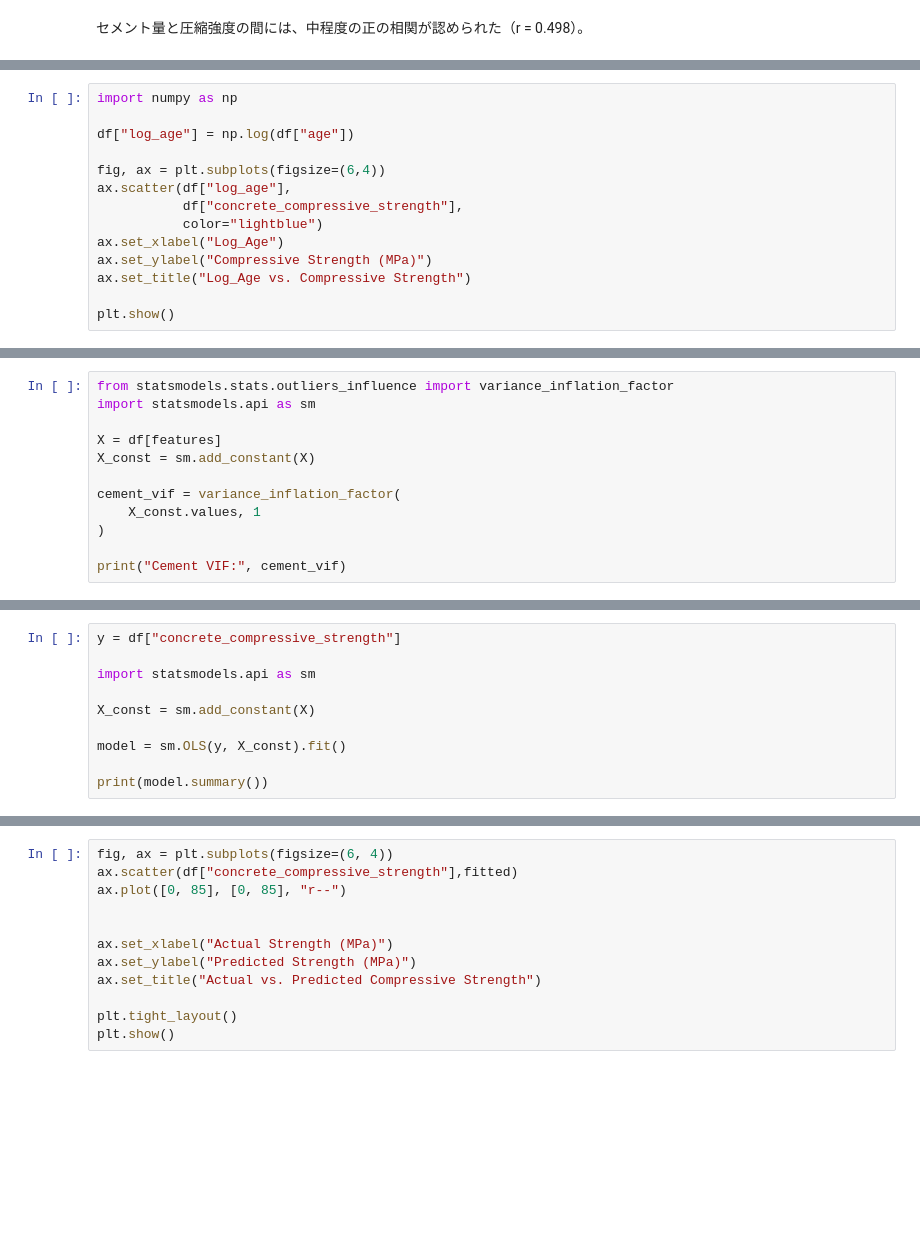
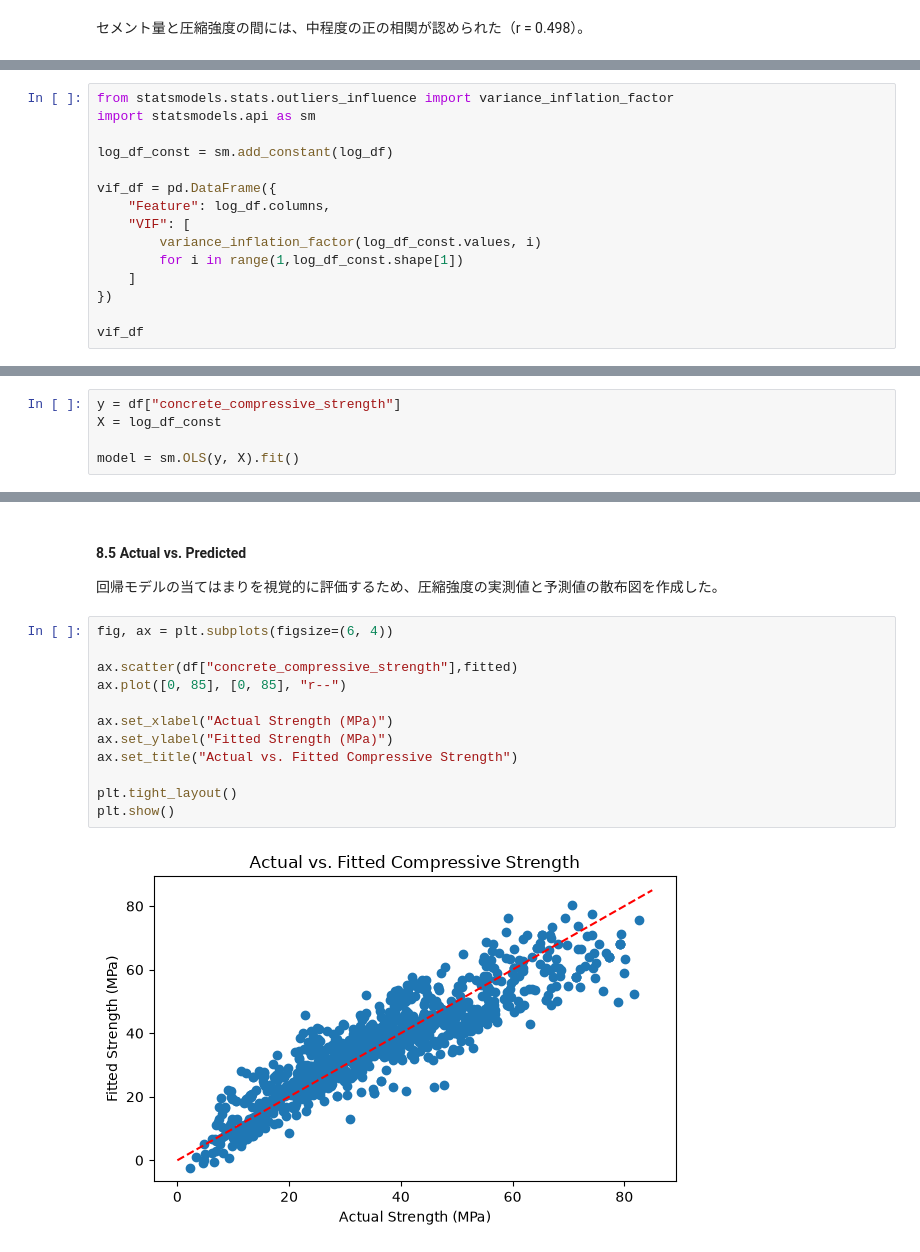
Before and after one commit to rojay0910-boop/Concrete-Strength-Statistical-Analysis, a Jupyter notebook: notebooks/concrete.ipynb, the cells around one changed output, grey strips where cells are left out. Drawn from its saved outputs; the diff is of its cells as text; blank space fills up the shorter version.

```diff
--- a/notebooks/concrete.ipynb
+++ b/notebooks/concrete.ipynb
@@ -314,17 +332,3 @@ print(f"P-value:",p)
-# %%
-import numpy as np
-
-df["log_age"] = np.log(df["age"])
-
-fig, ax = plt.subplots(figsize=(6,4))
-ax.scatter(df["log_age"],
-           df["concrete_compressive_strength"],
-           color="lightblue")
-ax.set_xlabel("Log_Age")
-ax.set_ylabel("Compressive Strength (MPa)")
-ax.set_title("Log_Age vs. Compressive Strength")
-
-plt.show()
 # %%
 r,p = stats.pearsonr(df["log_age"], df["concrete_compressive_strength"])
 print(f"The correalation of log_age and concrete_compressive_strength:",r)
@@ -444,11 +385,14 @@ features = [
 from statsmodels.stats.outliers_influence import variance_inflation_factor
 import statsmodels.api as sm
 
-X = df[features]
-X_const = sm.add_constant(X)
+log_df_const = sm.add_constant(log_df)
 
-cement_vif = variance_inflation_factor(
-    X_const.values, 1
-)
+vif_df = pd.DataFrame({
+    "Feature": log_df.columns,
+    "VIF": [
+        variance_inflation_factor(log_df_const.values, i)
+        for i in range(1,log_df_const.shape[1])
+    ]
+})
 
-print("Cement VIF:", cement_vif)
+vif_df
@@ -532,10 +428,5 @@ water × fine_aggregate：r = -0.45<br>
 # %%
 y = df["concrete_compressive_strength"]
+X = log_df_const
 
-import statsmodels.api as sm
-
-X_const = sm.add_constant(X)
-
-model = sm.OLS(y, X_const).fit()
-
-print(model.summary())
+model = sm.OLS(y, X).fit()
@@ -646,12 +623,17 @@ print(f"RMSE: {rmse:.3f} MPa")
+# %% [markdown]
+#### 8.5 Actual vs. Predicted
+回帰モデルの当てはまりを視覚的に評価するため、圧縮強度の実測値と予測値の散布図を作成した。
 # %%
 fig, ax = plt.subplots(figsize=(6, 4))
+
 ax.scatter(df["concrete_compressive_strength"],fitted)
 ax.plot([0, 85], [0, 85], "r--")
 
-
 ax.set_xlabel("Actual Strength (MPa)")
-ax.set_ylabel("Predicted Strength (MPa)")
-ax.set_title("Actual vs. Predicted Compressive Strength")
+ax.set_ylabel("Fitted Strength (MPa)")
+ax.set_title("Actual vs. Fitted Compressive Strength")
 
 plt.tight_layout()
 plt.show()
+# %% [output]
+[figure, added]
```
Also changed, not shown: parts of 73 cells of this notebook.
